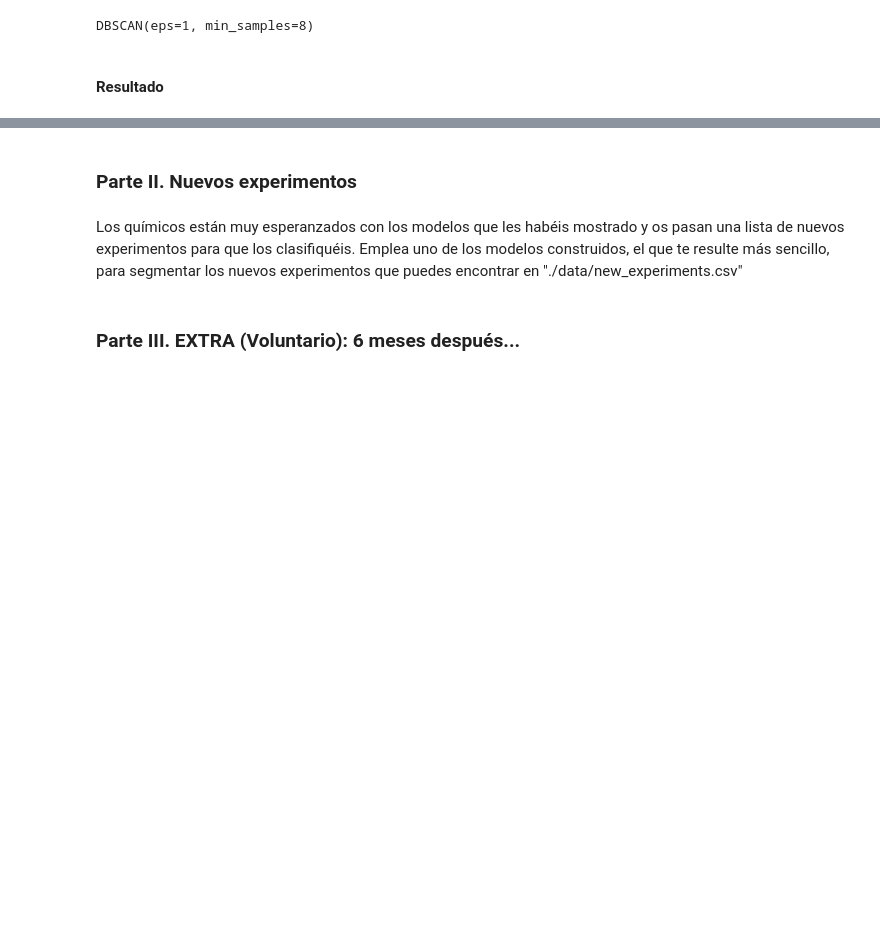
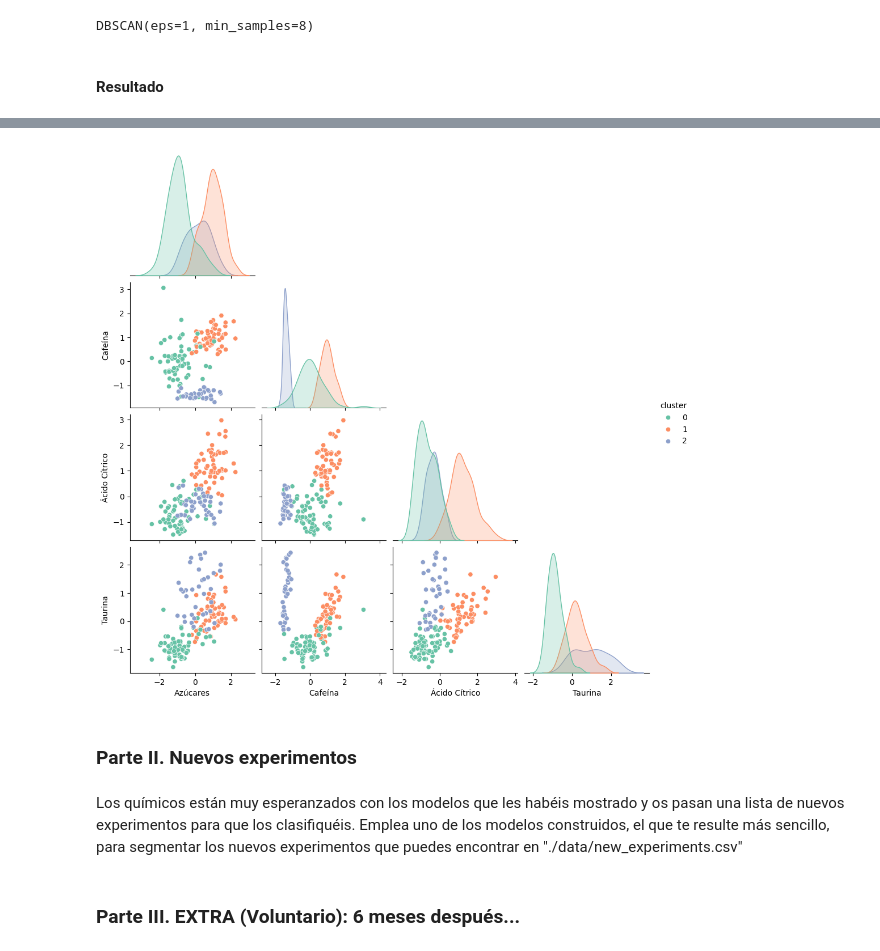
Before and after one commit to vrieraj/ONLINE_DS_THEBRIDGE_Ejercicios, a Jupyter notebook: 04_Machine_Learning/Sprint_13/Unidad_02/Practica_Obligatoria/18_Practica_Obligatoria_Clustering_II.ipynb, the cells around one changed output, grey strips where cells are left out. Cells and saved outputs as stored; diff of their text form; code cells hidden in the pictures; blank space fills up the shorter version.

```diff
--- a/04_Machine_Learning/Sprint_13/Unidad_02/Practica_Obligatoria/18_Practica_Obligatoria_Clustering_II.ipynb
+++ b/04_Machine_Learning/Sprint_13/Unidad_02/Practica_Obligatoria/18_Practica_Obligatoria_Clustering_II.ipynb
@@ -157,3 +237,7 @@ array([ 0,  0,  0,  0,  0,  0,  0,  0,  0,  0,  0,  0,  0,  0,  0,  0,  0,
+# %%
+sns.pairplot(test, hue='cluster', corner=True, palette='Set2');
+# %% [output]
+[figure, added]
 # %% [markdown]
 ### Parte II. Nuevos experimentos
 # %% [markdown]
```
Also changed, not shown: parts of 14 cells of this notebook.
